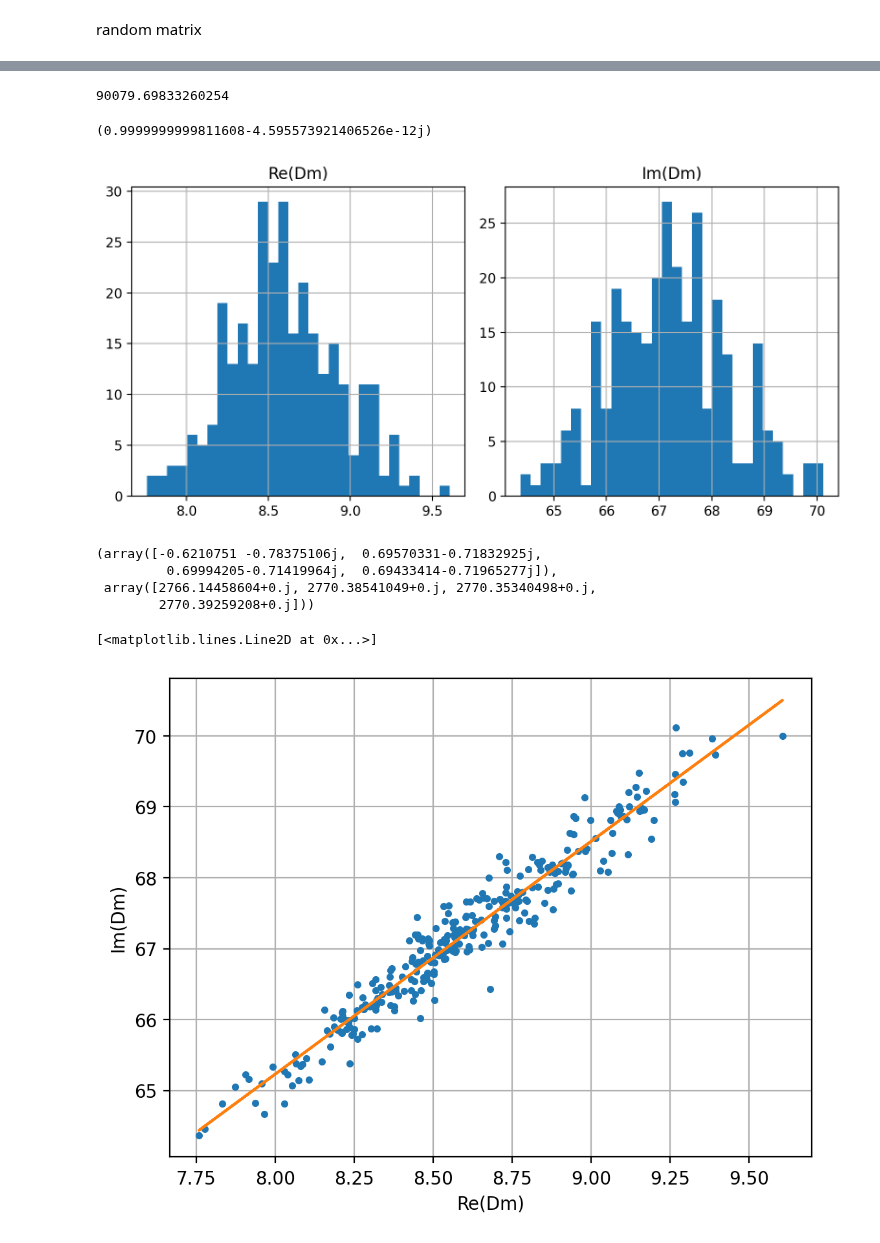
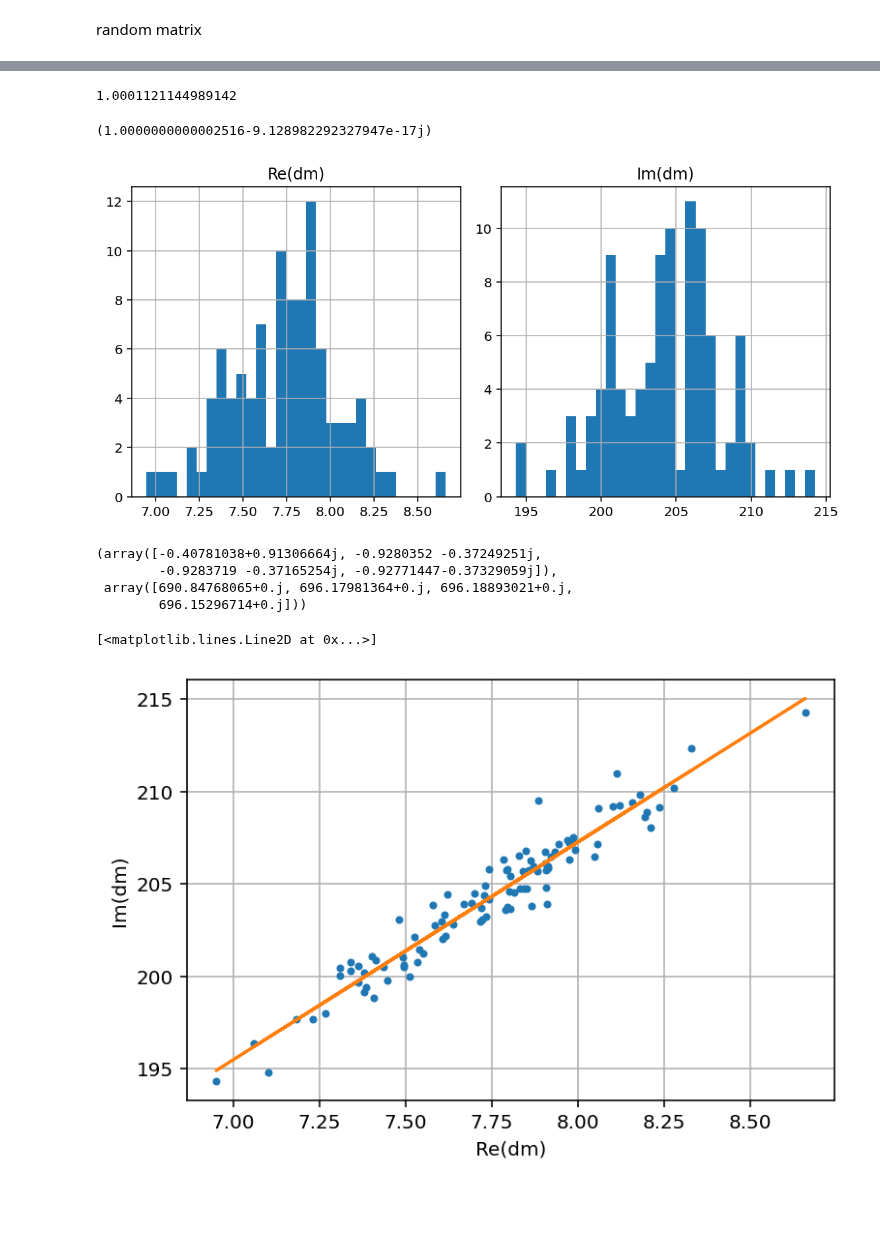
Before and after one commit to tamu-edu/tes_noise, a Jupyter notebook: Rbeta_stats.ipynb, the cells around one changed output, grey strips where cells are left out. Drawn from its saved outputs; the diff is of its cells as text; code cells hidden in the pictures; blank space fills up the shorter version.

```diff
--- a/Rbeta_stats.ipynb
+++ b/Rbeta_stats.ipynb
@@ -482,21 +668,21 @@ array([[ 9.61406309e+03,  1.02858733e+05,  1.01286615e+05,
 # %%
 
-M = 300 # number of TES component heat capacities
-N = 900 # number of external heat capacities
+M = 100 # number of TES component heat capacities
+N = 200 # number of external heat capacities
 
 
 etm = ElectrothermalSystem(M, N, syst_params)
 
-print(abs(etm.get_R_avg(1e3))/(etm.Rmean*(2+etm.Bmean)))
+print(abs(etm.get_R_tot(1e3))/(etm.M*etm.Rmean*(2+etm.Bmean)))
 # %% [output]
-90079.69833260254
+1.0001121144989142
 # %%
 w = 1e3
 MM = etm.get_M(w)
-zm, logDms = etm.get_logDm(w)
-z0, logD0 = np.linalg.slogdet(MM)
+zm, logdms = etm.get_logdm(w)
+z0, logd0 = np.linalg.slogdet(MM)
 
-(MM[:M+1,0]*(zm/z0)*np.exp(logDms-logD0)).sum() # should be one
+(MM[:M+1,0]*(zm/z0)*np.exp(logdms-logd0)).sum() # should be one
 # %% [output]
-(0.9999999999811608-4.595573921406526e-12j)
+(1.0000000000002516-9.128982292327947e-17j)
 # %%
@@ -504,39 +690,39 @@ k, z = small_syst.get_logDm(10)
 # %%
-vec, logDm = etm.get_logDm(1e1)
-logD0 = logDm[0] # first entry (diagonal entry corresponding to M_{0,0})
-Dm = (vec/vec[0])*np.exp(logDm - logD0)
-Dmx = np.real(Dm[1:])
-Dmy = np.imag(Dm[1:])
+vec, logdm = etm.get_logdm(1e1)
+logd0 = logdm[0] # first entry (diagonal entry corresponding to M_{0,0})
+dm = (vec/vec[0])*np.exp(logdm - logd0)
+dmx = np.real(dm[1:])
+dmy = np.imag(dm[1:])
 # %%
 
 fig, axs  = plt.subplots(nrows = 1, ncols = 2, figsize = (8,4))
-axs[0].hist(Dmx, bins = 30)
-axs[0].set_title('Re(Dm)')
-axs[1].hist(Dmy, bins = 30)
-axs[1].set_title('Im(Dm)')
+axs[0].hist(dmx, bins = 30)
+axs[0].set_title('Re(dm)')
+axs[1].hist(dmy, bins = 30)
+axs[1].set_title('Im(dm)')
 
 for ax in axs:
     ax.grid()
 
 fig.tight_layout()
 # %% [output]
-[figure, old version]
+[figure, new version]
 # %%
-vec[:4], logDm[:4]
+vec[:4], logdm[:4]
 # %% [output]
-(array([-0.6210751 -0.78375106j,  0.69570331-0.71832925j,
-         0.69994205-0.71419964j,  0.69433414-0.71965277j]),
- array([2766.14458604+0.j, 2770.38541049+0.j, 2770.35340498+0.j,
-        2770.39259208+0.j]))
+(array([-0.40781038+0.91306664j, -0.9280352 -0.37249251j,
+        -0.9283719 -0.37165254j, -0.92771447-0.37329059j]),
+ array([690.84768065+0.j, 696.17981364+0.j, 696.18893021+0.j,
+        696.15296714+0.j]))
 # %%
 plt.figure()
 plt.grid()
-plt.xlabel('Re(Dm)')
-plt.ylabel('Im(Dm)')
-plt.plot(Dmx, Dmy, '.')
-Dm_fit = ss.linregress(x = Dmx, y = Dmy)
-Dml = Dmx*Dm_fit.slope + Dm_fit.intercept
-plt.plot(Dmx, Dml)
+plt.xlabel('Re(dm)')
+plt.ylabel('Im(dm)')
+plt.plot(dmx, dmy, '.')
+dm_fit = ss.linregress(x = dmx, y = dmy)
+dml = dmx*dm_fit.slope + dm_fit.intercept
+plt.plot(dmx, dml)
 # %% [output]
 [<matplotlib.lines.Line2D at 0x...>]
-[figure, old version]
+[figure, new version]
```
Also changed, not shown: parts of 45 cells of this notebook.
